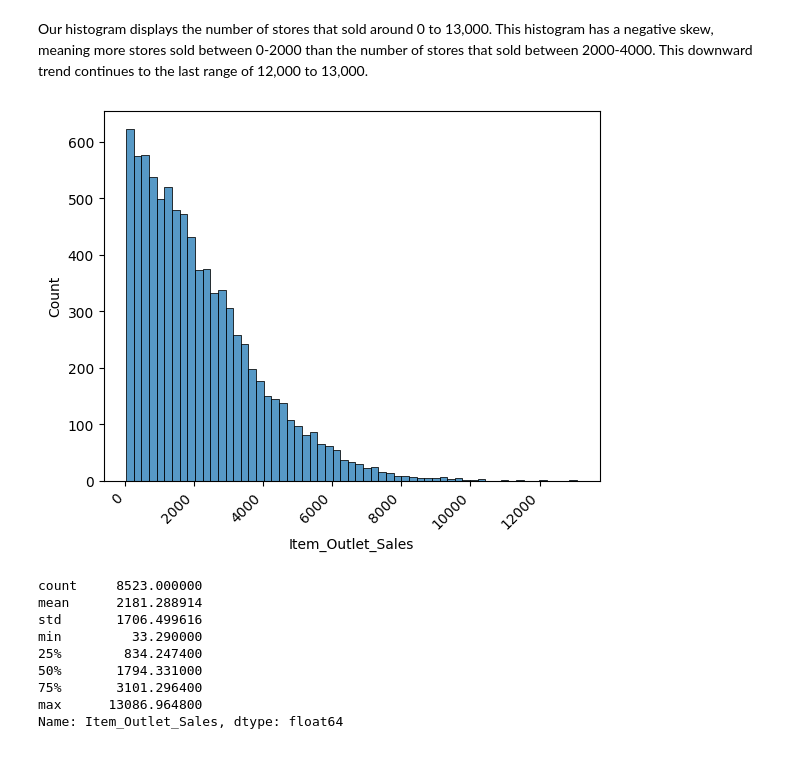
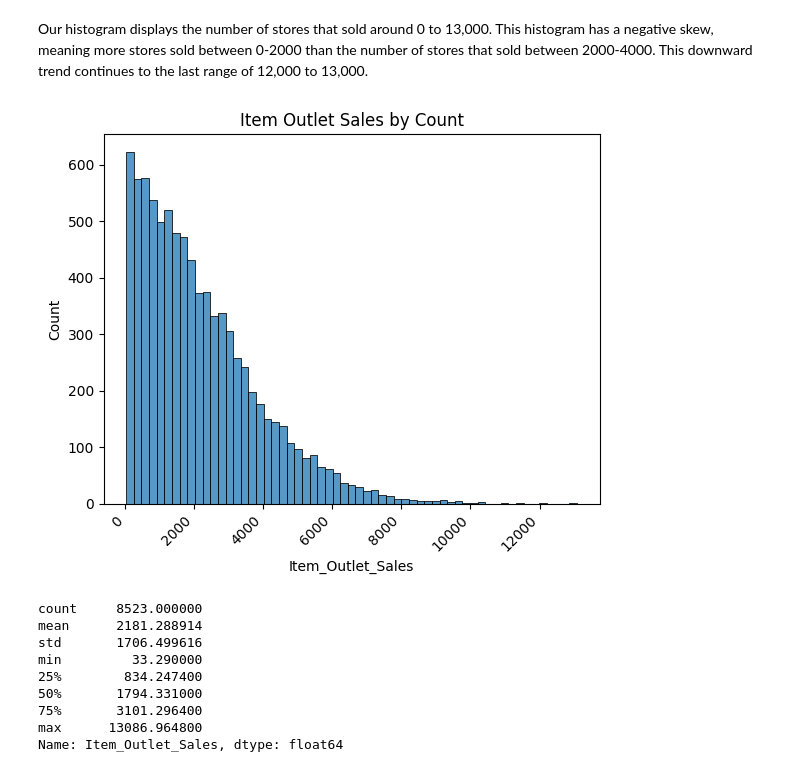
Before and after one commit to eckoecho/Prediction-of-Product-Sales, a Jupyter notebook: Prediction_of_Product_Sales.ipynb, the cells around one changed output. Saved outputs shown, nothing was run; the diff lists cells and outputs as text; code cells hidden in the pictures.

```diff
--- a/Prediction_of_Product_Sales.ipynb
+++ b/Prediction_of_Product_Sales.ipynb
@@ -218,0 +238,5 @@ dtype: int64
+# %%
+#Replace "High" with "Large"
+df['Outlet_Size'] = df['Outlet_Size'].replace({"High":"Large"})
+#Get the value counts for our column
+df['Outlet_Size'].value_counts()
@@ -305,11 +355,12 @@ df
 Our histogram displays the number of stores that sold around 0 to 13,000. This histogram has a negative skew, meaning more stores sold between 0-2000 than the number of stores that sold between 2000-4000. This downward trend continues to the last range of 12,000 to 13,000.
 # %%
 # Putting Item Type in a Histograph
-ax = sns.histplot(df, x="Item_Outlet_Sales")
+ax = sns.histplot(df, x="Item_Outlet_Sales");
 #Rotating and setting horizontal alignment for x category labels for better visibility
 ax.set_xticklabels(ax.get_xticklabels(), rotation=45, ha='right');
+ax.set_title("Item Outlet Sales by Count");
 # %% [output]
-[figure, old version]
+[figure, new version]
 # %%
 #checking stats on Item Outlet Sales
 df["Item_Outlet_Sales"].describe()
```
Also changed, not shown: parts of 55 cells of this notebook.
